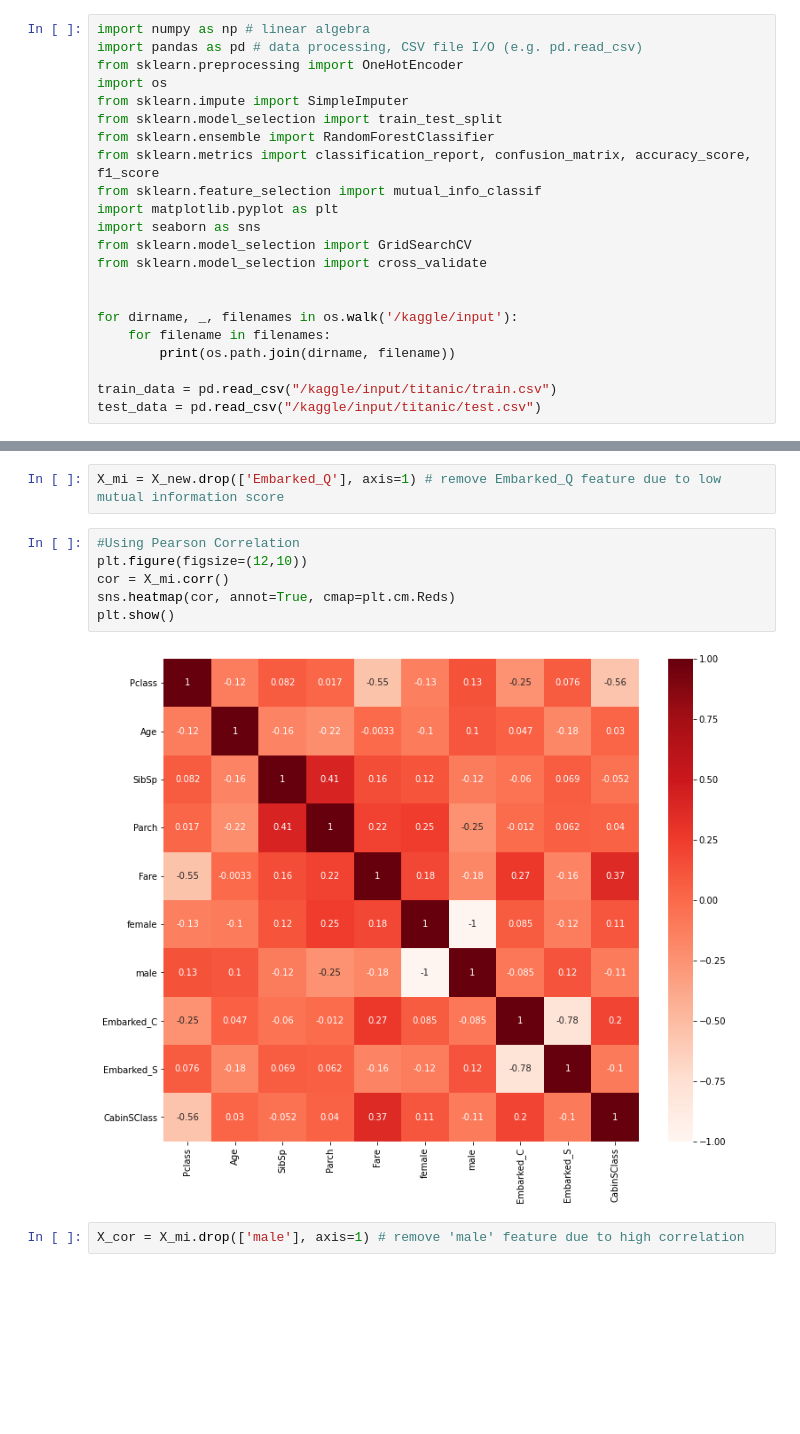
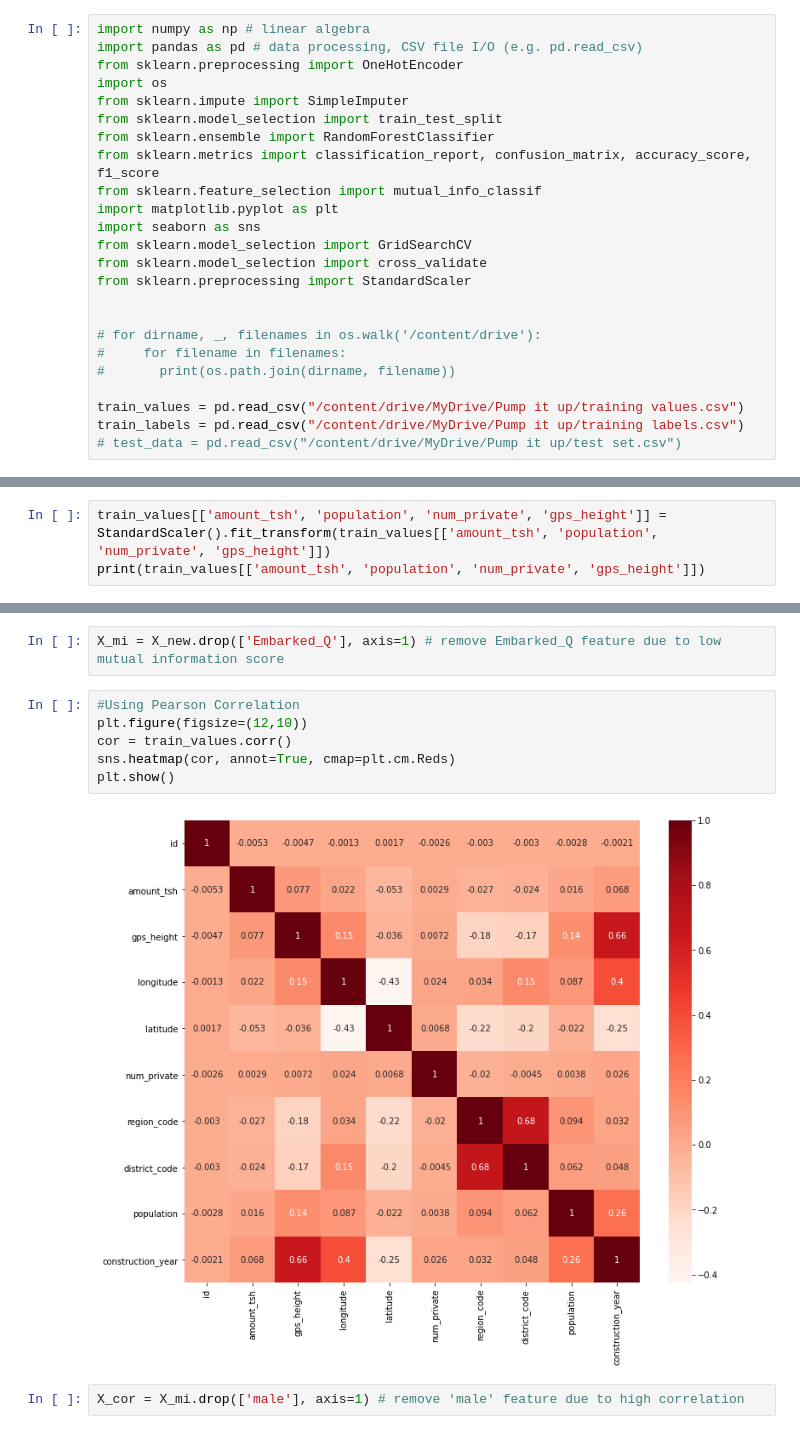
Before and after one commit to vimuth97/Pump-It-Up, a Jupyter notebook: pump_it_up.ipynb, the cells around one changed output, grey strips where cells are left out. Saved outputs shown, nothing was run; the diff lists cells and outputs as text; blank space fills up the shorter version.

Commit message:
feature engineering - standardization and onehot encoding

```diff
--- a/pump_it_up.ipynb
+++ b/pump_it_up.ipynb
@@ -14,11 +19,13 @@ import matplotlib.pyplot as plt
 import seaborn as sns
 from sklearn.model_selection import GridSearchCV
 from sklearn.model_selection import cross_validate
+from sklearn.preprocessing import StandardScaler
 
 
-for dirname, _, filenames in os.walk('/kaggle/input'):
-    for filename in filenames:
-        print(os.path.join(dirname, filename))
+# for dirname, _, filenames in os.walk('/content/drive'):
+#     for filename in filenames:
+#       print(os.path.join(dirname, filename))
 
-train_data = pd.read_csv("/kaggle/input/titanic/train.csv")
-test_data = pd.read_csv("/kaggle/input/titanic/test.csv")
+train_values = pd.read_csv("/content/drive/MyDrive/Pump it up/training values.csv")
+train_labels = pd.read_csv("/content/drive/MyDrive/Pump it up/training labels.csv")
+# test_data = pd.read_csv("/content/drive/MyDrive/Pump it up/test set.csv")
@@ -64,0 +74,3 @@ Drop 2 rows with missing values for 'Embarked' because carrying out imputation f
+# %%
+train_values[['amount_tsh', 'population', 'num_private', 'gps_height']] = StandardScaler().fit_transform(train_values[['amount_tsh', 'population', 'num_private', 'gps_height']])
+print(train_values[['amount_tsh', 'population', 'num_private', 'gps_height']])
@@ -190,11 +252,11 @@ X_mi = X_new.drop(['Embarked_Q'], axis=1) # remove Embarked_Q feature due to low
 # %%
 #Using Pearson Correlation
 plt.figure(figsize=(12,10))
-cor = X_mi.corr()
+cor = train_values.corr()
 sns.heatmap(cor, annot=True, cmap=plt.cm.Reds)
 plt.show()
 # %% [output]
-[figure, old version]
+[figure, new version]
 # %%
 X_cor = X_mi.drop(['male'], axis=1) # remove 'male' feature due to high correlation
 # %%
```
Also changed, not shown: parts of 18 cells of this notebook.
